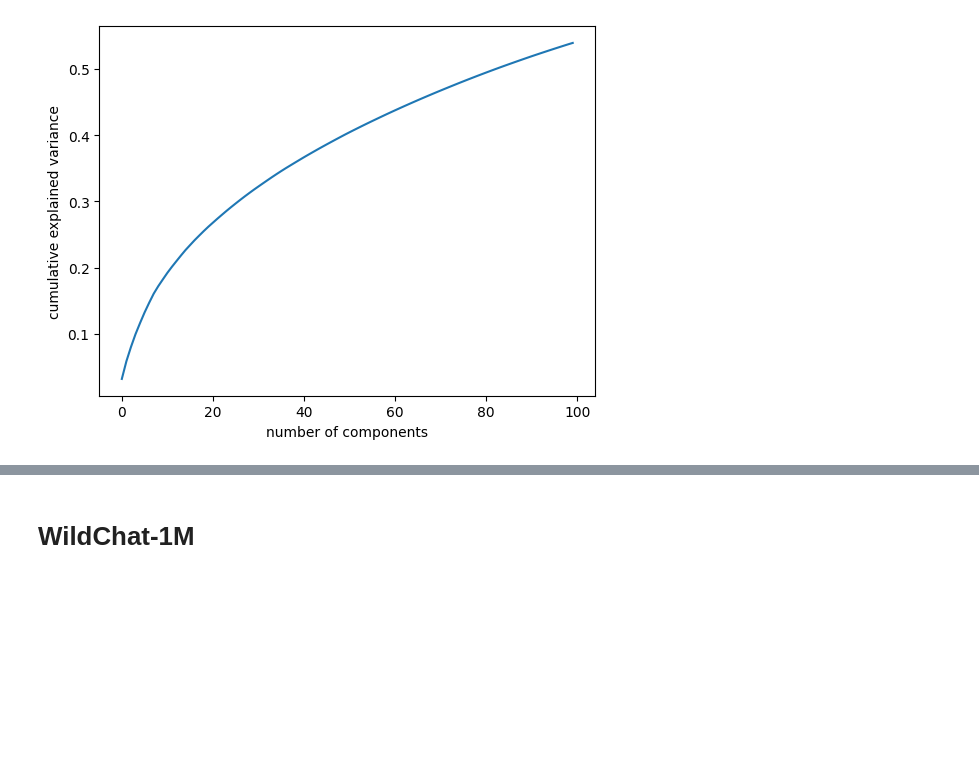
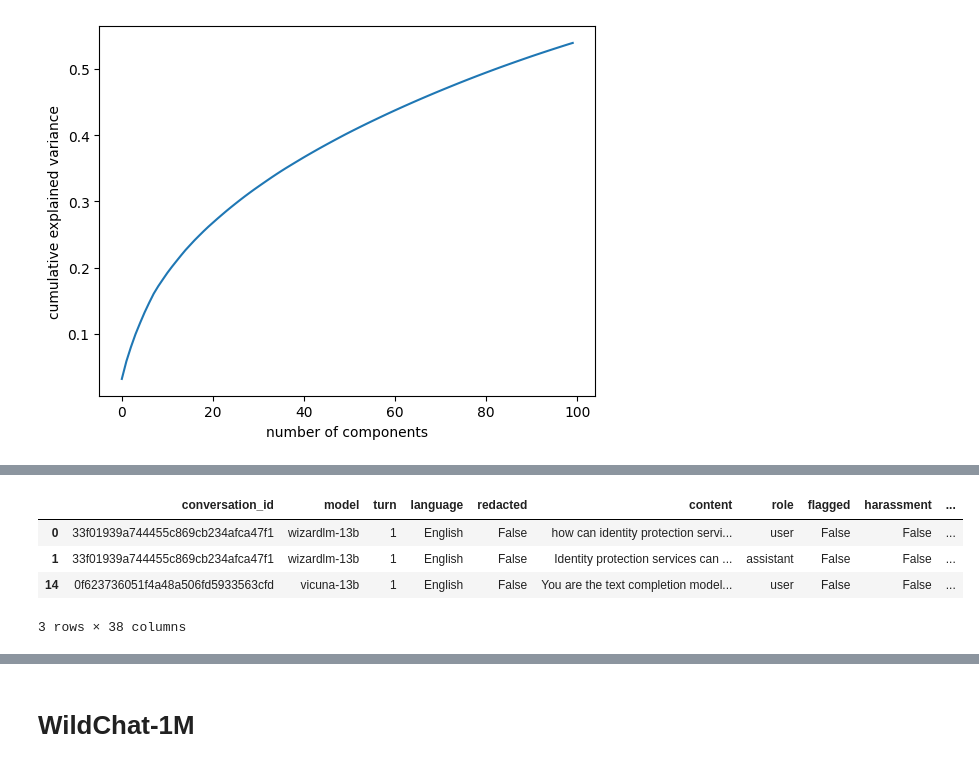
Before and after one commit to thorwhalen/imbed, a Jupyter notebook: misc/ai_prompts.ipynb, the cells around one changed output, grey strips where cells are left out. Cells and saved outputs as stored; diff of their text form; code cells hidden in the pictures; blank space fills up the shorter version.

```diff
--- a/misc/ai_prompts.ipynb
+++ b/misc/ai_prompts.ipynb
@@ -682,0 +826,13 @@ Text(0, 0.5, 'cumulative explained variance')
+# %%
+# rename x and y of df to x_umap and y_umap
+df = df.rename(columns={'x': 'x_umap', 'y': 'y_umap'})
+# add the ncvis embeddings to the df as x_ncvis and y_ncvis
+df['x_ncvis'] = ncvis_pca500_embeddings[:, 0]
+df['y_ncvis'] = ncvis_pca500_embeddings[:, 1]
+df.head(3)
+# %% [output]
+|  | conversation_id | model | turn | language | redacted | content | role | flagged | harassment | ... |
+| 0 | 33f01939a744455c869cb234afca47f1 | wizardlm-13b | 1 | English | False | how can identity protection servi... | user | False | False | ... |
+| 1 | 33f01939a744455c869cb234afca47f1 | wizardlm-13b | 1 | English | False | Identity protection services can ... | assistant | False | False | ... |
+| 14 | 0f623736051f4a48a506fd5933563cfd | vicuna-13b | 1 | English | False | You are the text completion model... | user | False | False | ... |
+3 rows × 38 columns
```
Also changed, not shown: parts of 46 cells of this notebook, 4 other files.
